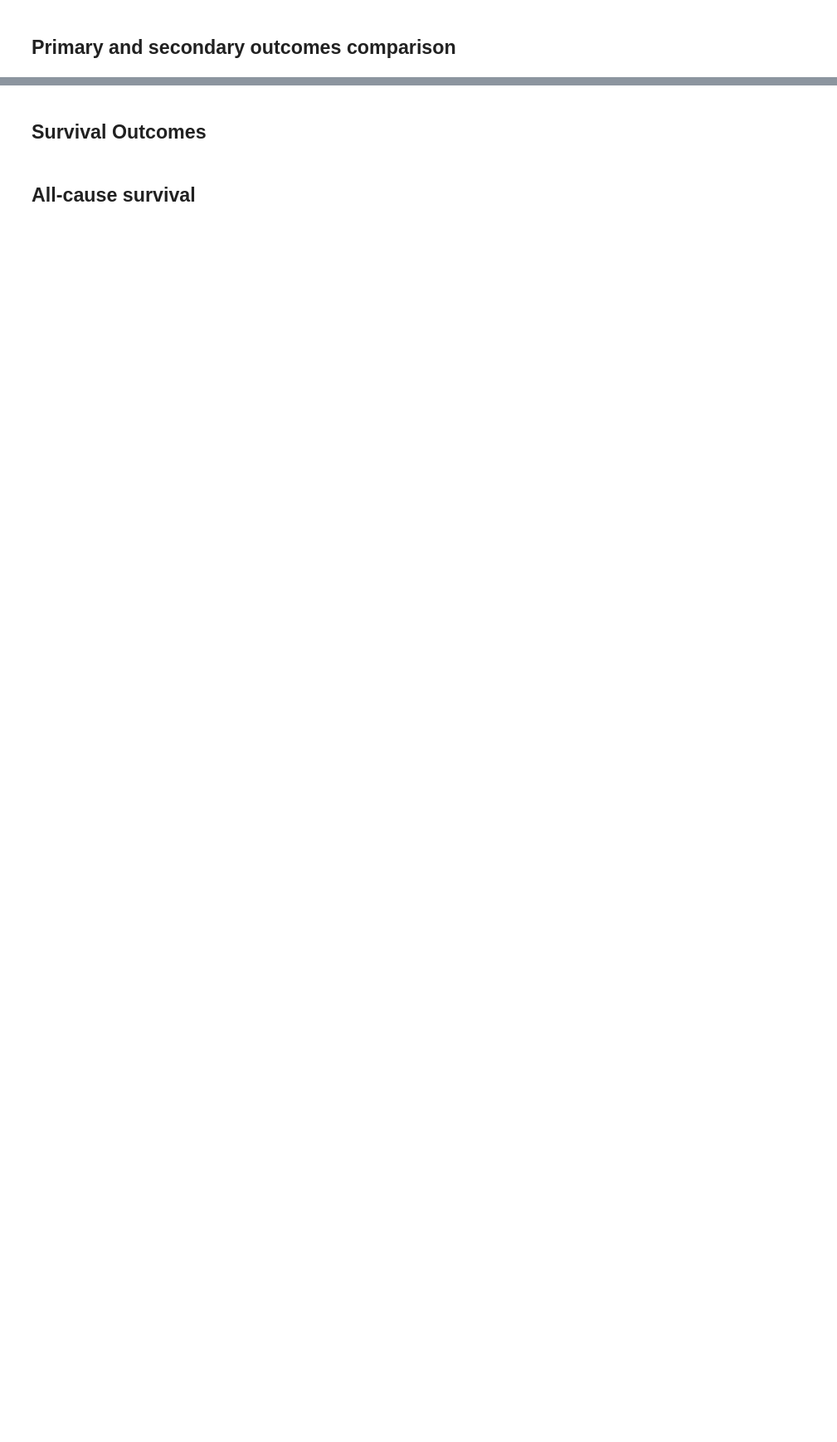
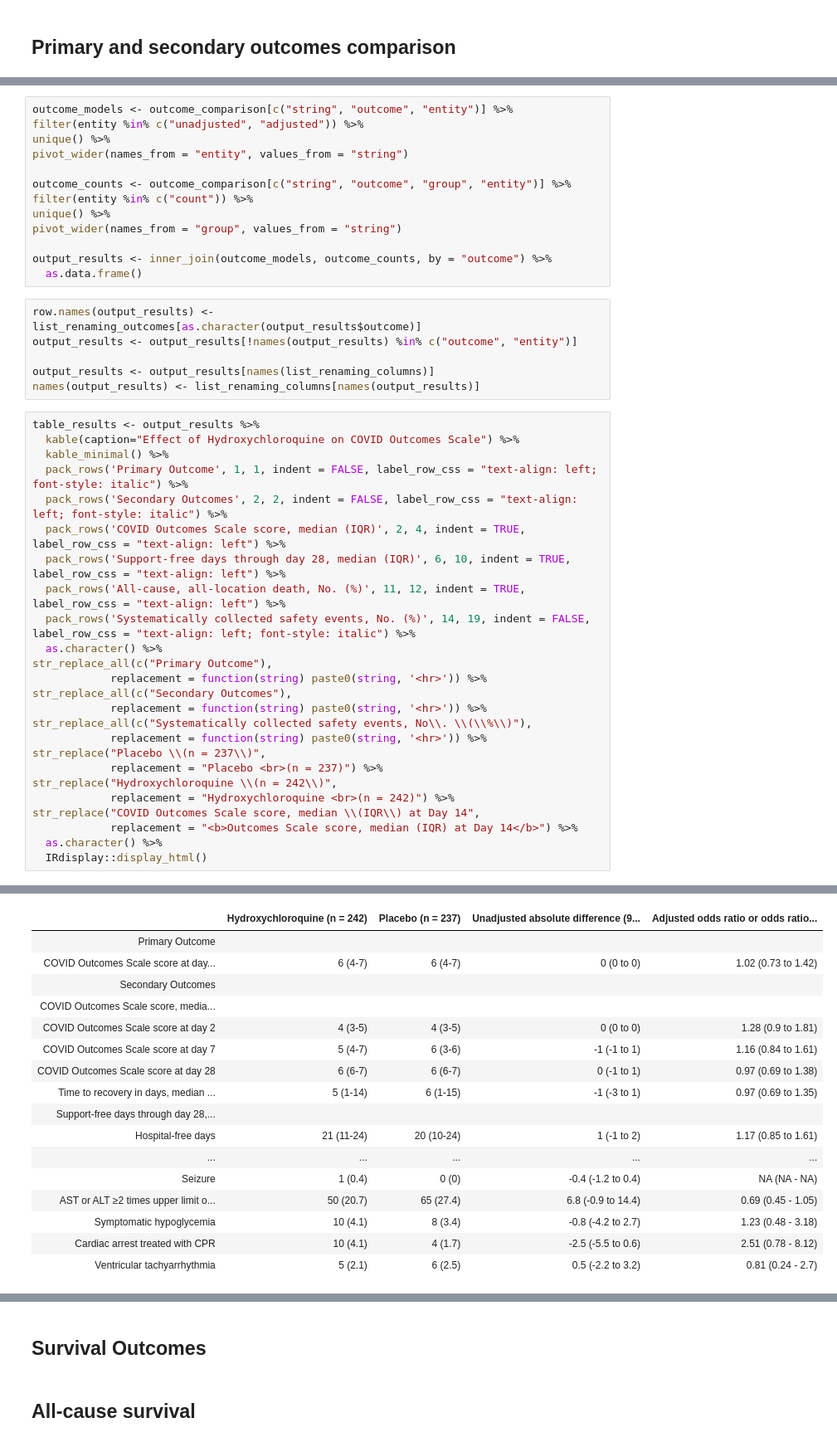
Before and after one commit to hms-dbmi/Access-to-Data-using-PIC-SURE-API, a Jupyter notebook: NHLBI_BioData_Catalyst/R/ORCHID_COVID19.ipynb, the cells around one changed output, grey strips where cells are left out. Shown at 83% size. Drawn from its saved outputs; the diff is of its cells as text; blank space fills up the shorter version.

Commit message:
Add output to notebook

```diff
--- a/NHLBI_BioData_Catalyst/R/ORCHID_COVID19.ipynb
+++ b/NHLBI_BioData_Catalyst/R/ORCHID_COVID19.ipynb
@@ -555,0 +828,45 @@ str_replace_all(c("Safety Events"),
+# %%
+outcome_models <- outcome_comparison[c("string", "outcome", "entity")] %>%
+filter(entity %in% c("unadjusted", "adjusted")) %>%
+unique() %>%
+pivot_wider(names_from = "entity", values_from = "string")
+
+outcome_counts <- outcome_comparison[c("string", "outcome", "group", "entity")] %>%
+filter(entity %in% c("count")) %>%
+unique() %>%
+pivot_wider(names_from = "group", values_from = "string")
+
+output_results <- inner_join(outcome_models, outcome_counts, by = "outcome") %>%
+  as.data.frame()
+# %%
+row.names(output_results) <- list_renaming_outcomes[as.character(output_results$outcome)]
+output_results <- output_results[!names(output_results) %in% c("outcome", "entity")]
+
+output_results <- output_results[names(list_renaming_columns)]
+names(output_results) <- list_renaming_columns[names(output_results)]
+# %%
+table_results <- output_results %>%
+  kable(caption="Effect of Hydroxychloroquine on COVID Outcomes Scale") %>%
+  kable_minimal() %>%
+  pack_rows('Primary Outcome', 1, 1, indent = FALSE, label_row_css = "text-align: left; font-style: italic") %>%
+  pack_rows('Secondary Outcomes', 2, 2, indent = FALSE, label_row_css = "text-align: left; font-style: italic") %>%
+  pack_rows('COVID Outcomes Scale score, median (IQR)', 2, 4, indent = TRUE, label_row_css = "text-align: left") %>%
+  pack_rows('Support-free days through day 28, median (IQR)', 6, 10, indent = TRUE, label_row_css = "text-align: left") %>%
+  pack_rows('All-cause, all-location death, No. (%)', 11, 12, indent = TRUE, label_row_css = "text-align: left") %>%
+  pack_rows('Systematically collected safety events, No. (%)', 14, 19, indent = FALSE, label_row_css = "text-align: left; font-style: italic") %>%
+  as.character() %>%
+str_replace_all(c("Primary Outcome"),
+            replacement = function(string) paste0(string, '<hr>')) %>%
+str_replace_all(c("Secondary Outcomes"),
+            replacement = function(string) paste0(string, '<hr>')) %>%
+str_replace_all(c("Systematically collected safety events, No\\. \\(\\%\\)"),
+            replacement = function(string) paste0(string, '<hr>')) %>%
+str_replace("Placebo \\(n = 237\\)",
+            replacement = "Placebo <br>(n = 237)") %>%
+str_replace("Hydroxychloroquine \\(n = 242\\)",
+            replacement = "Hydroxychloroquine <br>(n = 242)") %>%
+str_replace("COVID Outcomes Scale score, median \\(IQR\\) at Day 14",
+            replacement = "<b>Outcomes Scale score, median (IQR) at Day 14</b>") %>%
+  as.character() %>%
+  IRdisplay::display_html()
+# %% [output]
@@ -555,0 +874,17 @@ str_replace_all(c("Safety Events"),
+|  | Hydroxychloroquine (n = 242) | Placebo (n = 237) | Unadjusted absolute difference (9... | Adjusted odds ratio or odds ratio... |
+| Primary Outcome |  |  |  |  |
+| COVID Outcomes Scale score at day... | 6 (4-7) | 6 (4-7) | 0 (0 to 0) | 1.02 (0.73 to 1.42) |
+| Secondary Outcomes |  |  |  |  |
+| COVID Outcomes Scale score, media... |  |  |  |  |
+| COVID Outcomes Scale score at day 2 | 4 (3-5) | 4 (3-5) | 0 (0 to 0) | 1.28 (0.9 to 1.81) |
+| COVID Outcomes Scale score at day 7 | 5 (4-7) | 6 (3-6) | -1 (-1 to 1) | 1.16 (0.84 to 1.61) |
+| COVID Outcomes Scale score at day 28 | 6 (6-7) | 6 (6-7) | 0 (-1 to 1) | 0.97 (0.69 to 1.38) |
+| Time to recovery in days, median ... | 5 (1-14) | 6 (1-15) | -1 (-3 to 1) | 0.97 (0.69 to 1.35) |
+| Support-free days through day 28,... |  |  |  |  |
+| Hospital-free days | 21 (11-24) | 20 (10-24) | 1 (-1 to 2) | 1.17 (0.85 to 1.61) |
+| ... | ... | ... | ... | ... |
+| Seizure | 1 (0.4) | 0 (0) | -0.4 (-1.2 to 0.4) | NA (NA - NA) |
+| AST or ALT ≥2 times upper limit o... | 50 (20.7) | 65 (27.4) | 6.8 (-0.9 to 14.4) | 0.69 (0.45 - 1.05) |
+| Symptomatic hypoglycemia | 10 (4.1) | 8 (3.4) | -0.8 (-4.2 to 2.7) | 1.23 (0.48 - 3.18) |
+| Cardiac arrest treated with CPR | 10 (4.1) | 4 (1.7) | -2.5 (-5.5 to 0.6) | 2.51 (0.78 - 8.12) |
+| Ventricular tachyarrhythmia | 5 (2.1) | 6 (2.5) | 0.5 (-2.2 to 3.2) | 0.81 (0.24 - 2.7) |
```
Also changed, not shown: parts of 39 cells of this notebook.
